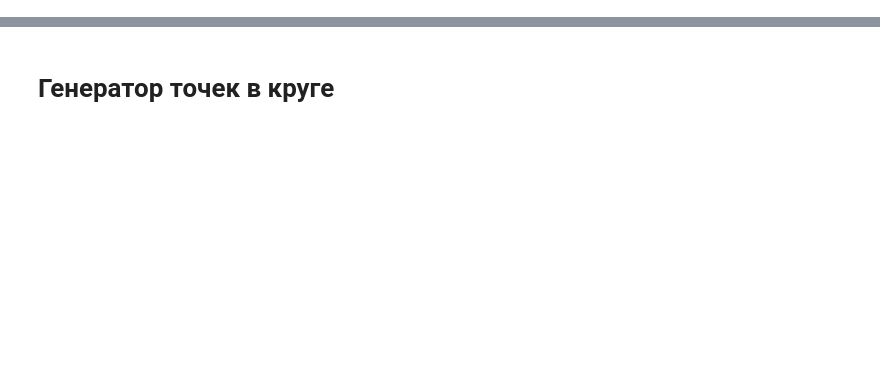
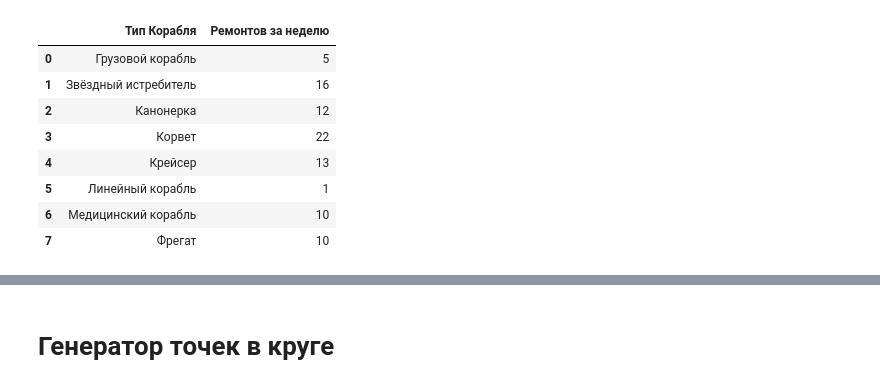
Before and after one commit to SAFUANlip/Yandex-contest, a Jupyter notebook: Untitled.ipynb, the cells around one changed output, grey strips where cells are left out. Cells and saved outputs as stored; diff of their text form; code cells hidden in the pictures; blank space fills up the shorter version.

```diff
--- a/Untitled.ipynb
+++ b/Untitled.ipynb
@@ -0,0 +114,15 @@
+# %%
+summary = df.groupby('Тип Корабля')['Ремонтов за день'].sum().reset_index()
+summary.columns = ['Тип Корабля', 'Ремонтов за неделю']
+# %%
+summary
+# %% [output]
+|  | Тип Корабля | Ремонтов за неделю |
+| 0 | Грузовой корабль | 5 |
+| 1 | Звёздный истребитель | 16 |
+| 2 | Канонерка | 12 |
+| 3 | Корвет | 22 |
+| 4 | Крейсер | 13 |
+| 5 | Линейный корабль | 1 |
+| 6 | Медицинский корабль | 10 |
+| 7 | Фрегат | 10 |
```
Also changed, not shown: parts of 32 cells of this notebook, 13 other files.
